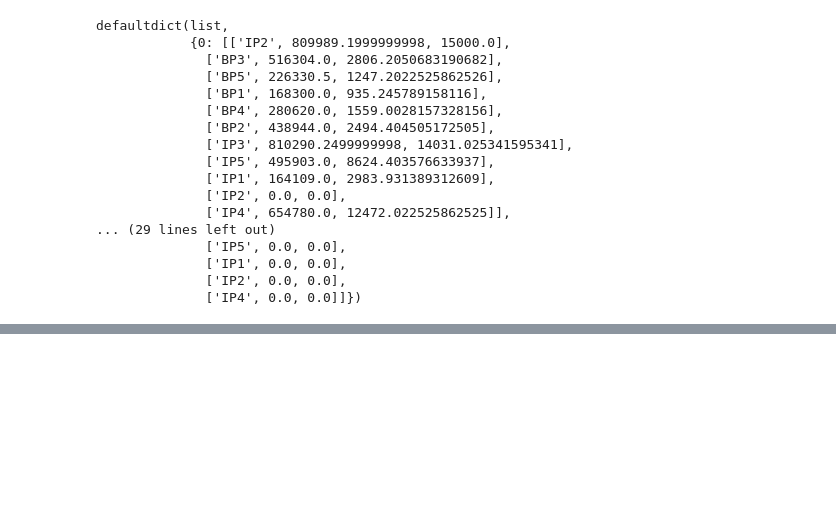
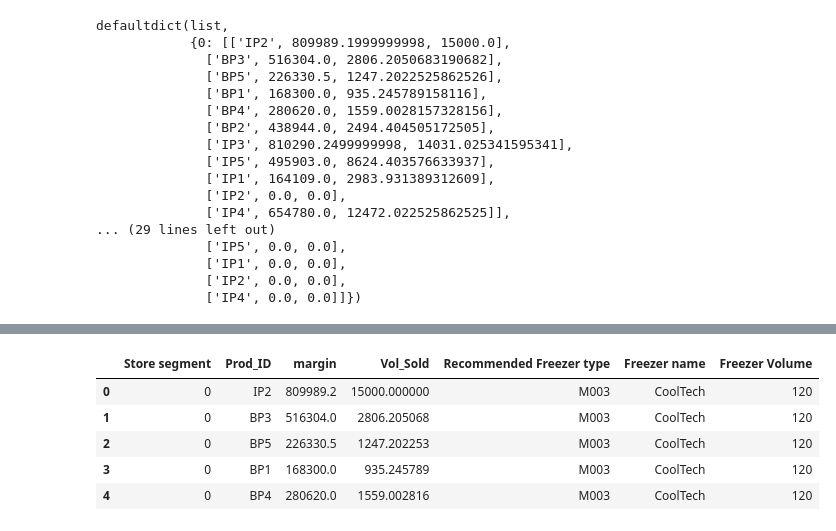
Before and after one commit to joelsathi/DataStorm-4.0-Finals, a Jupyter notebook: my_working.ipynb, the cells around one changed output, grey strips where cells are left out. Saved outputs shown, nothing was run; the diff lists cells and outputs as text; code cells hidden in the pictures; blank space fills up the shorter version.

```diff
--- a/my_working.ipynb
+++ b/my_working.ipynb
@@ -1002,0 +1074,15 @@ df.head()
+# %%
+df = df.merge(
+    final_cluster_df[
+        [
+            "cluster",
+            "Model Number",
+            "Freezer Name",
+            "Volume Capacity (Liters)",
+        ]
+    ],
+    on="cluster",
+    how="left",
+)
+
+df.head()
@@ -1003,4 +1096,13 @@ df.head()
 # %%
 df.rename(
     columns={'cluster': 'Store segment', 'Model Number': 'Recommended Freezer type', 'Freezer Name': 'Freezer name', 'Volume Capacity (Liters)': 'Freezer Volume', 'Profit':'margin'}, inplace=True
 )
+
+df.head()
+# %% [output]
+|  | Store segment | Prod_ID | margin | Vol_Sold | Recommended Freezer type | Freezer name | Freezer Volume |
+| 0 | 0 | IP2 | 809989.2 | 15000.000000 | M003 | CoolTech | 120 |
+| 1 | 0 | BP3 | 516304.0 | 2806.205068 | M003 | CoolTech | 120 |
+| 2 | 0 | BP5 | 226330.5 | 1247.202253 | M003 | CoolTech | 120 |
+| 3 | 0 | BP1 | 168300.0 | 935.245789 | M003 | CoolTech | 120 |
+| 4 | 0 | BP4 | 280620.0 | 1559.002816 | M003 | CoolTech | 120 |
```
Also changed, not shown: parts of 8 cells of this notebook.
